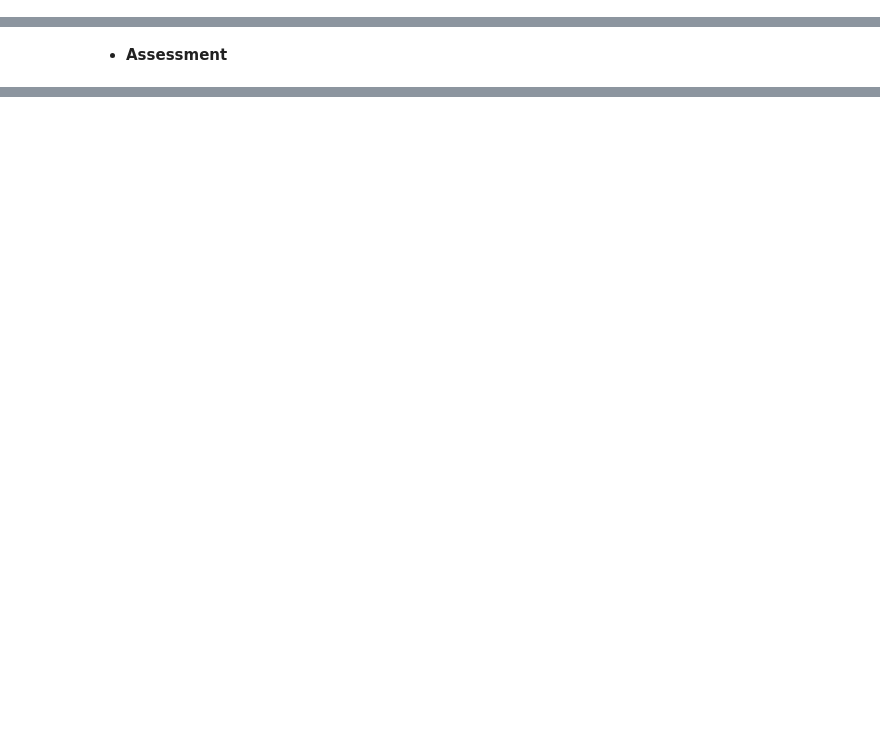
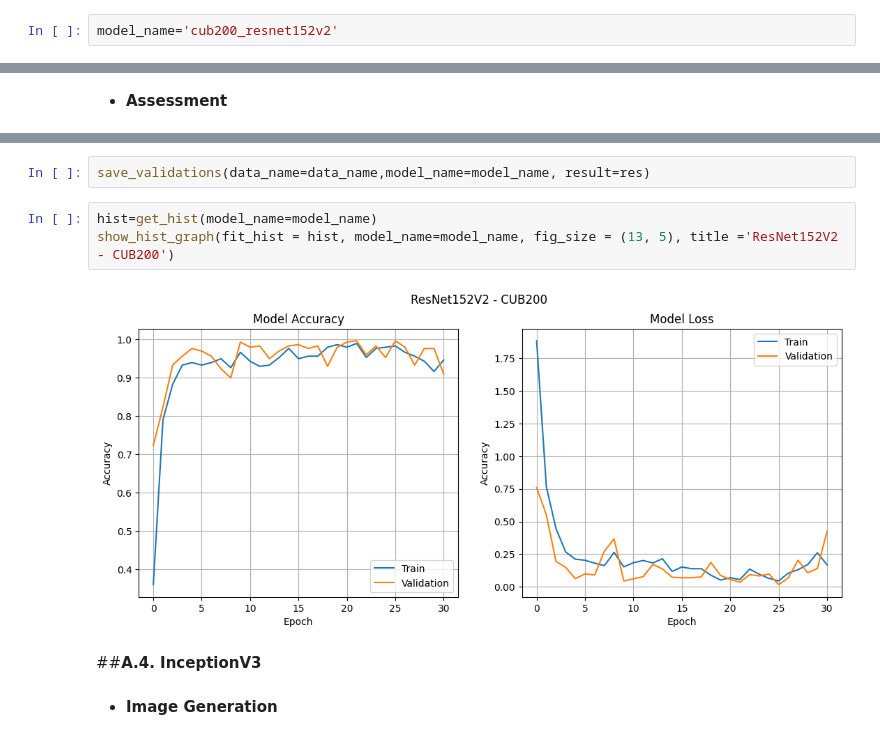
Before and after one commit to BlueNyang/AI_Learning_Colab, a Jupyter notebook: TransferLearning.ipynb, the cells around one changed output, grey strips where cells are left out. Cells and saved outputs as stored; diff of their text form; blank space fills up the shorter version.

```diff
--- a/TransferLearning.ipynb
+++ b/TransferLearning.ipynb
@@ -280 +445,3 @@ Found 300 images belonging to 10 classes.
+# %%
+model_name='cub200_resnet152v2'
 # %%
@@ -357,0 +507,11 @@ show_hist_graph(fit_hist = hist_resnet152v2, fig_size = (13, 5), title = 'Loaded
+# %%
+save_validations(data_name=data_name,model_name=model_name, result=res)
+# %%
+hist=get_hist(model_name=model_name)
+show_hist_graph(fit_hist = hist, model_name=model_name, fig_size = (13, 5), title ='ResNet152V2 - CUB200')
+# %% [output]
+[figure, added]
+# %% [markdown]
+##**A.4. InceptionV3**
+# %% [markdown]
+* **Image Generation**
```
Also changed, not shown: parts of 514 cells of this notebook.
